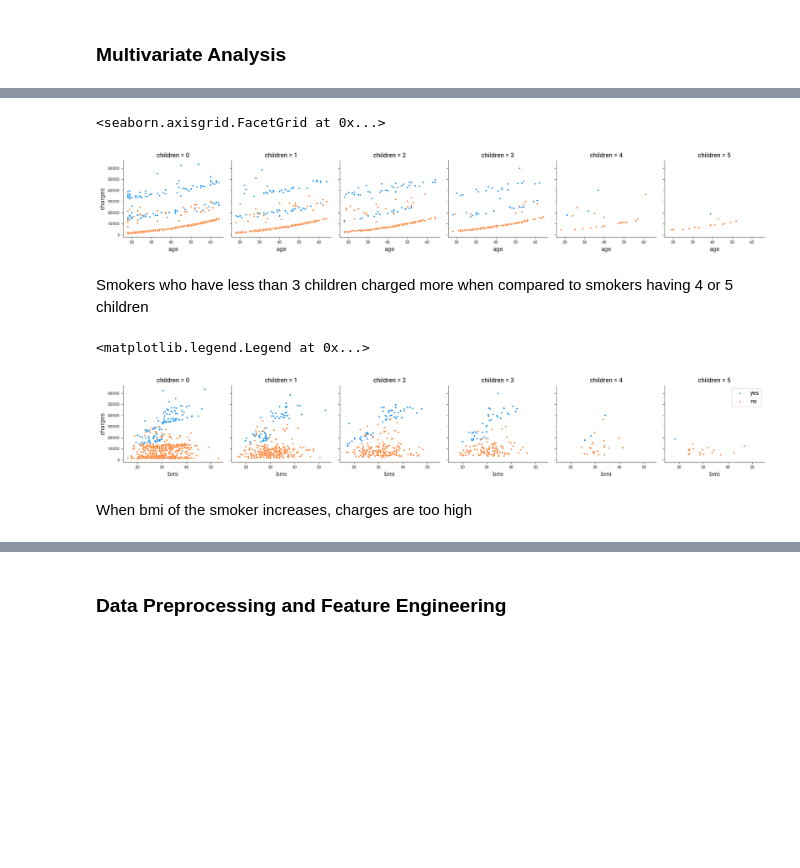
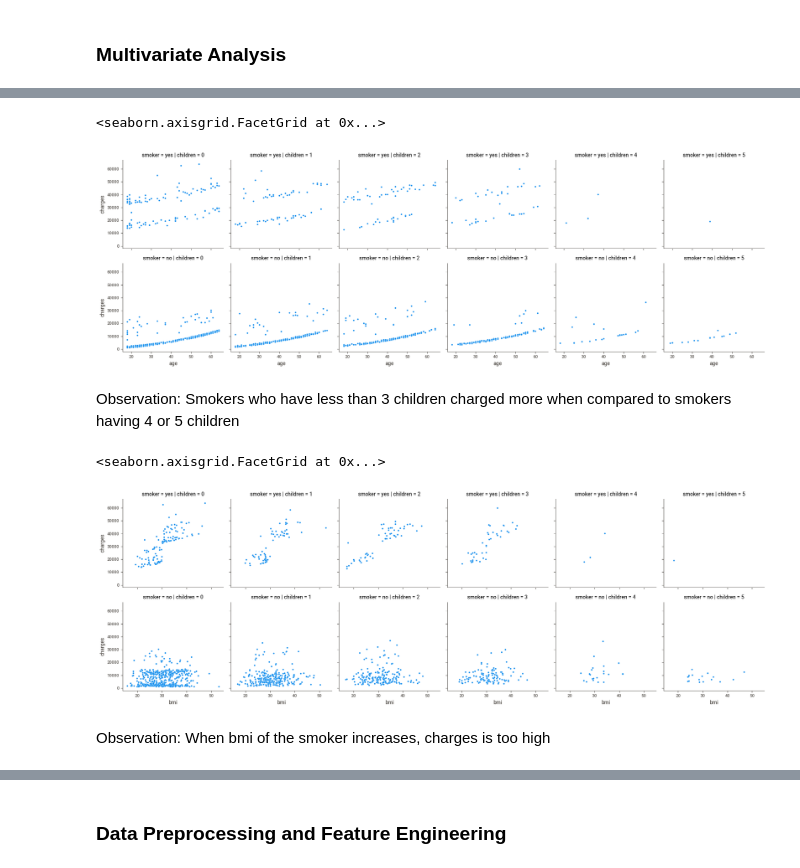
Before and after one commit to rajasinghj37/Insurance-Cost-Prediction, a Jupyter notebook: PRCP-1021-InsCostPred.ipynb, the cells around one changed output, grey strips where cells are left out. Drawn from its saved outputs; the diff is of its cells as text; code cells hidden in the pictures; blank space fills up the shorter version.

```diff
--- a/PRCP-1021-InsCostPred.ipynb
+++ b/PRCP-1021-InsCostPred.ipynb
@@ -204,18 +196,19 @@ sns.pairplot(insurance_dataset)
 # %%
-g = sns.FacetGrid(insurance_dataset, col="children",  hue="smoker")
+g = sns.FacetGrid(insurance_dataset, col="children",  row="smoker")
 g.map(sns.scatterplot, "age", "charges")
 # %% [output]
 <seaborn.axisgrid.FacetGrid at 0x...>
-[figure, old version]
+[figure, new version]
 # %% [markdown]
-Smokers who have less than 3 children charged more when compared to smokers having 4 or 5 children
+Observation:
+    Smokers who have less than 3 children charged more when compared to smokers having 4 or 5 children
 # %%
-g = sns.FacetGrid(insurance_dataset, col="children",  hue="smoker")
+g = sns.FacetGrid(insurance_dataset, col="children",  row="smoker")
 g.map(sns.scatterplot, "bmi", "charges")
-plt.legend()
 # %% [output]
-<matplotlib.legend.Legend at 0x...>
+<seaborn.axisgrid.FacetGrid at 0x...>
-[figure, old version]
+[figure, new version]
 # %% [markdown]
-When bmi of the smoker increases, charges are too high
+Observation:
+    When bmi of the smoker increases, charges is too high
 # %%
```
Also changed, not shown: parts of 133 cells of this notebook.
